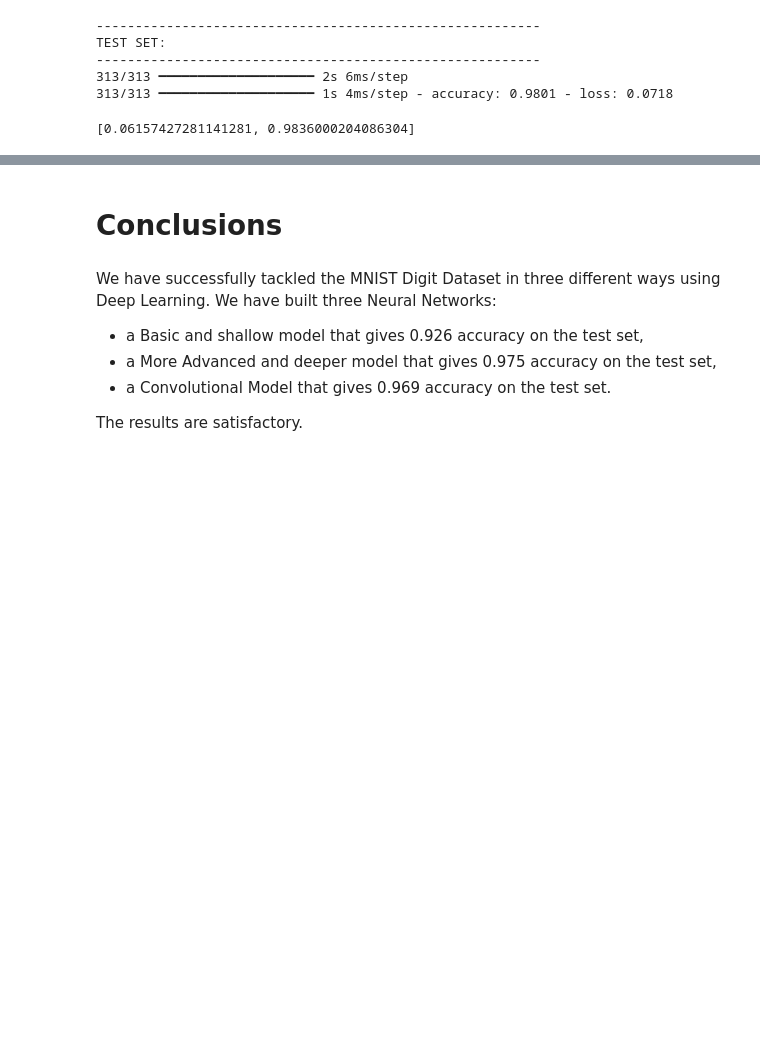
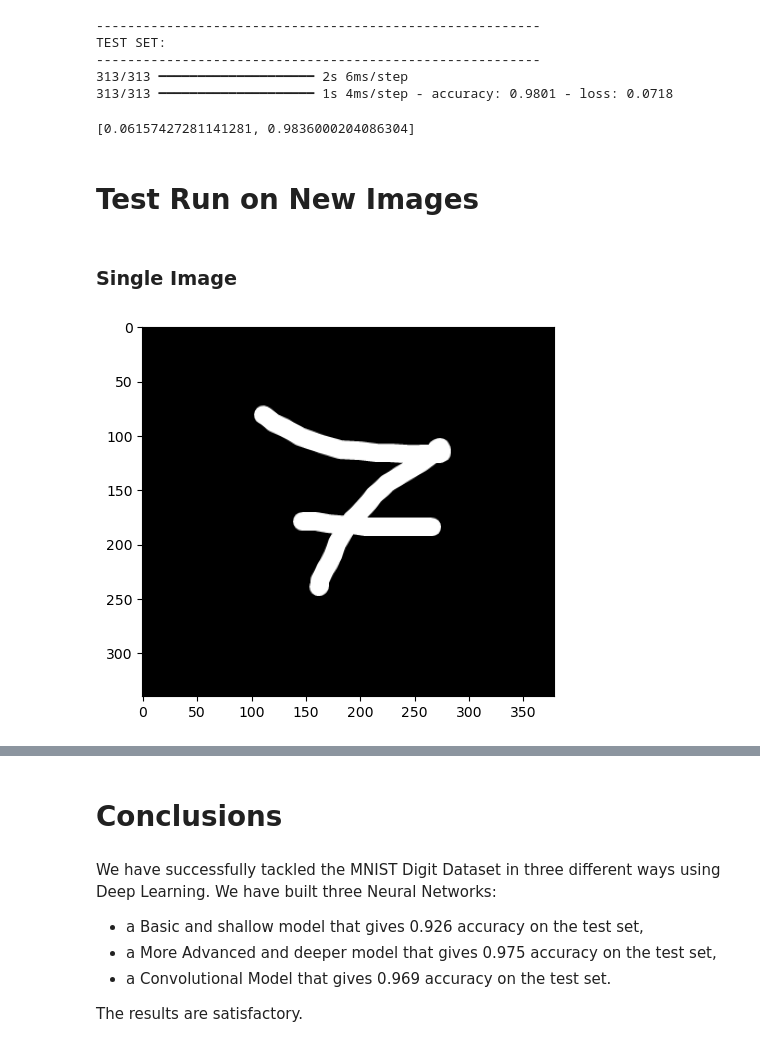
Before and after one commit to Gregoritsch3/DL_Digit_Recognition, a Jupyter notebook: DL_DigitRecognition.ipynb, the cells around one changed output, grey strips where cells are left out. Cells and saved outputs as stored; diff of their text form; code cells hidden in the pictures; blank space fills up the shorter version.

```diff
--- a/DL_DigitRecognition.ipynb
+++ b/DL_DigitRecognition.ipynb
@@ -385,2 +387,13 @@ with open("files/Digit_CNN_model.pickle", 'wb') as f:
 with open("files/Digit_CNN_model.pickle", 'rb') as f:
     model_cnn_loaded = pickle.load(f)
+# %% [markdown]
+# Test Run on New Images
+# %% [markdown]
+### Single Image
+# %%
+#Loading New Image
+img = cv2.imread('test_images/seven.png')
+plt.imshow(img)
+plt.show()
+# %% [output]
+[figure, added]
```
Also changed, not shown: parts of 9 cells of this notebook.
